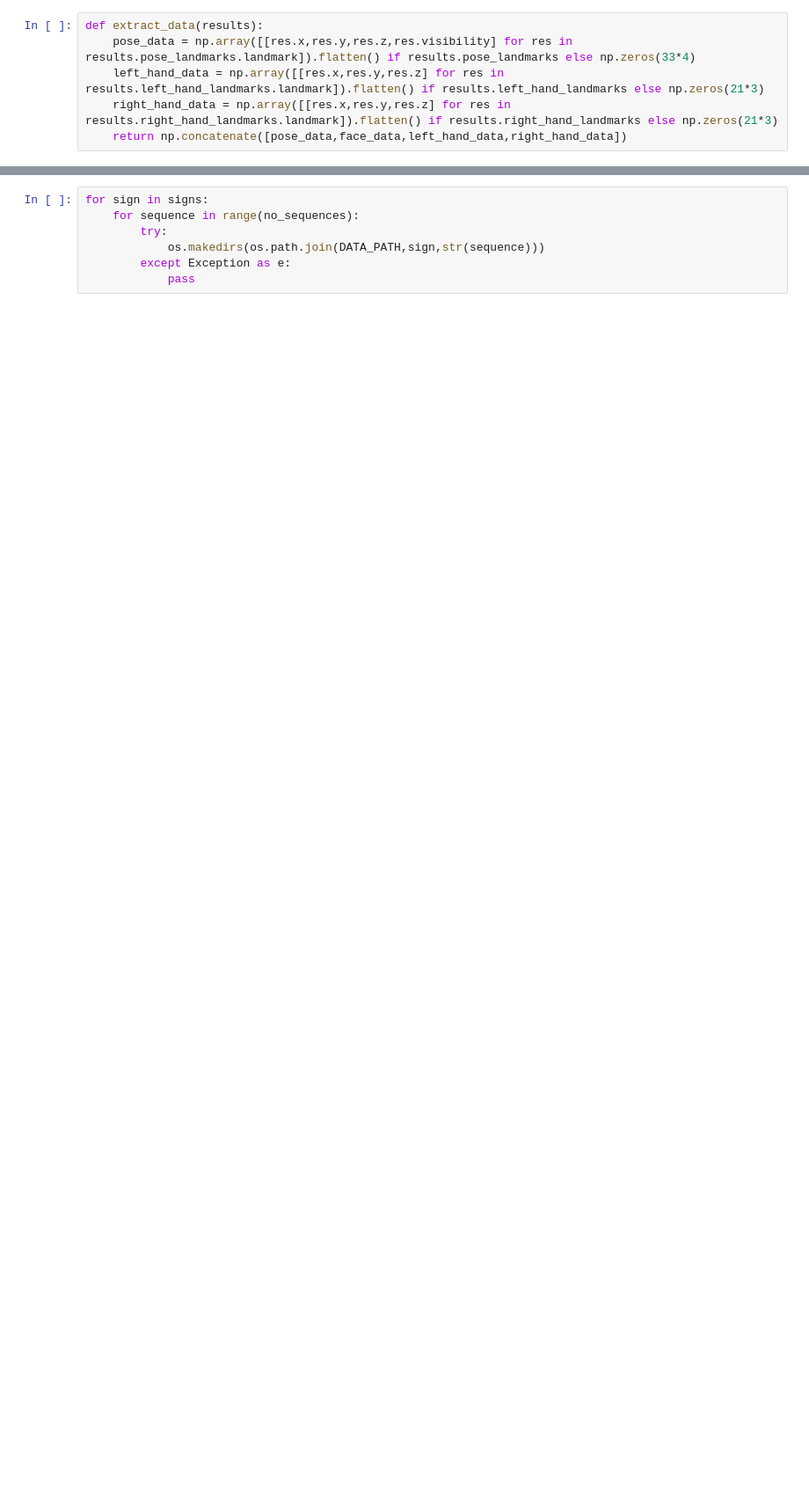
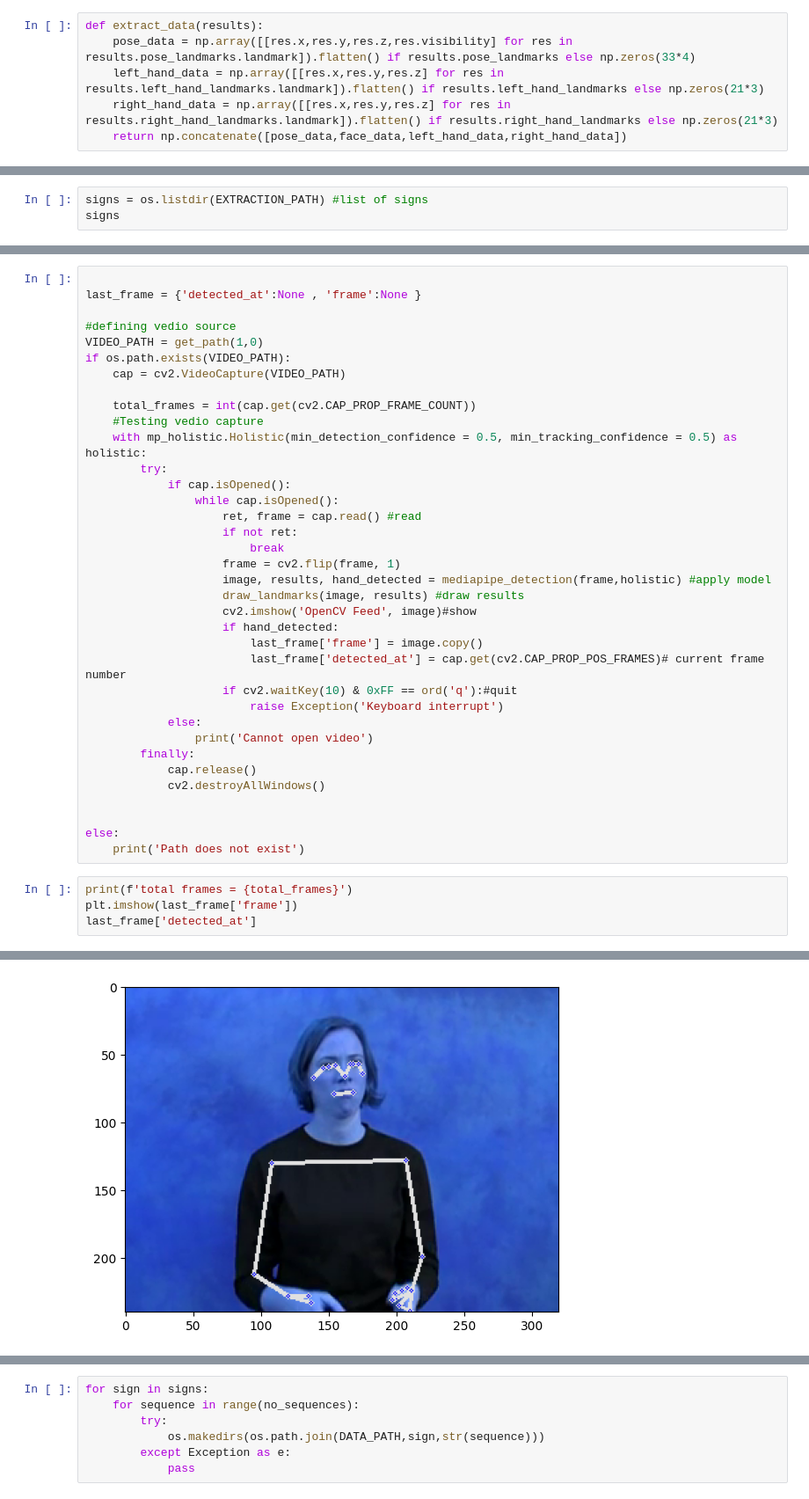
Before and after one commit to senpaipaji/sign-language-translator, a Jupyter notebook: Training.ipynb, the cells around one changed output, grey strips where cells are left out. Shown: that part at 88% size. Saved outputs shown, nothing was run; the diff lists cells and outputs as text; blank space fills up the shorter version.

Commit message:
add get_path, extract to mp data function

```diff
--- a/Training.ipynb
+++ b/Training.ipynb
@@ -57,0 +51,3 @@ sequence_length = 30
+# %%
+signs = os.listdir(EXTRACTION_PATH) #list of signs
+signs
@@ -57,0 +83,41 @@ sequence_length = 30
+# %%
+
+last_frame = {'detected_at':None , 'frame':None }
+
+#defining vedio source
+VIDEO_PATH = get_path(1,0)
+if os.path.exists(VIDEO_PATH):
+    cap = cv2.VideoCapture(VIDEO_PATH)
+
+    total_frames = int(cap.get(cv2.CAP_PROP_FRAME_COUNT))
+    #Testing vedio capture
+    with mp_holistic.Holistic(min_detection_confidence = 0.5, min_tracking_confidence = 0.5) as holistic:
+        try:
+            if cap.isOpened():
+                while cap.isOpened():
+                    ret, frame = cap.read() #read
+                    if not ret:
+                        break
+                    frame = cv2.flip(frame, 1)
+                    image, results, hand_detected = mediapipe_detection(frame,holistic) #apply model
+                    draw_landmarks(image, results) #draw results
+                    cv2.imshow('OpenCV Feed', image)#show
+                    if hand_detected:
+                        last_frame['frame'] = image.copy()
+                        last_frame['detected_at'] = cap.get(cv2.CAP_PROP_POS_FRAMES)# current frame number
+                    if cv2.waitKey(10) & 0xFF == ord('q'):#quit
+                        raise Exception('Keyboard interrupt')
+            else:
+                print('Cannot open video')
+        finally:
+            cap.release()
+            cv2.destroyAllWindows()
+
+
+else:
+    print('Path does not exist')
+# %%
+print(f'total frames = {total_frames}')
+plt.imshow(last_frame['frame'])
+last_frame['detected_at']
+# %% [output]
@@ -57,0 +126 @@ sequence_length = 30
+[figure, added]
```
Also changed, not shown: parts of 19 cells of this notebook.
